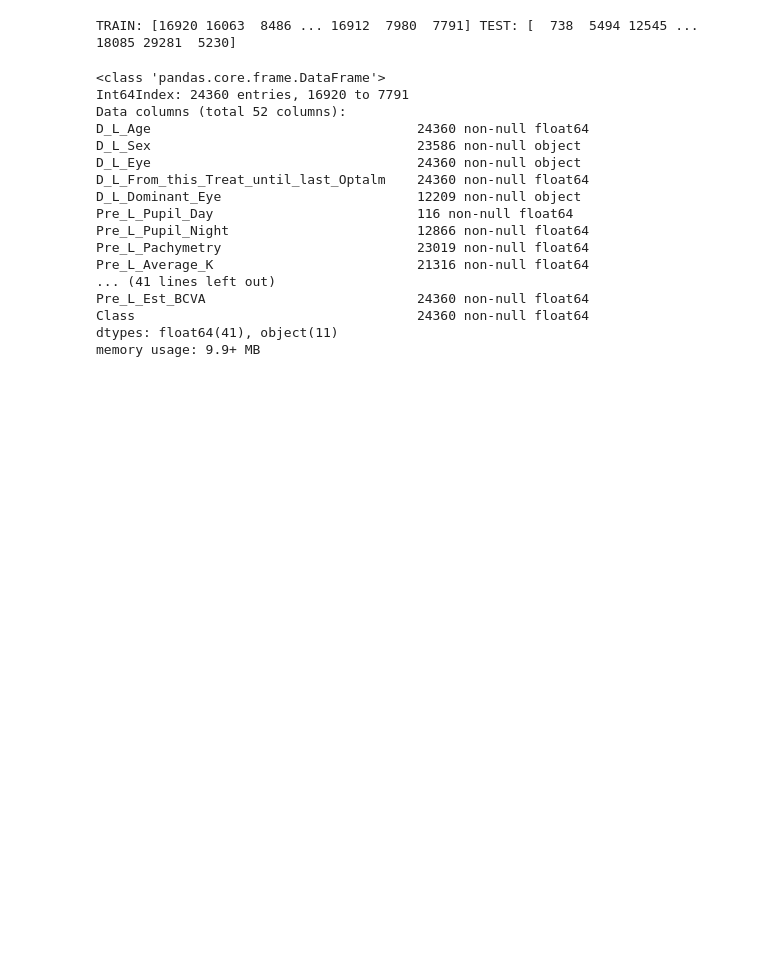
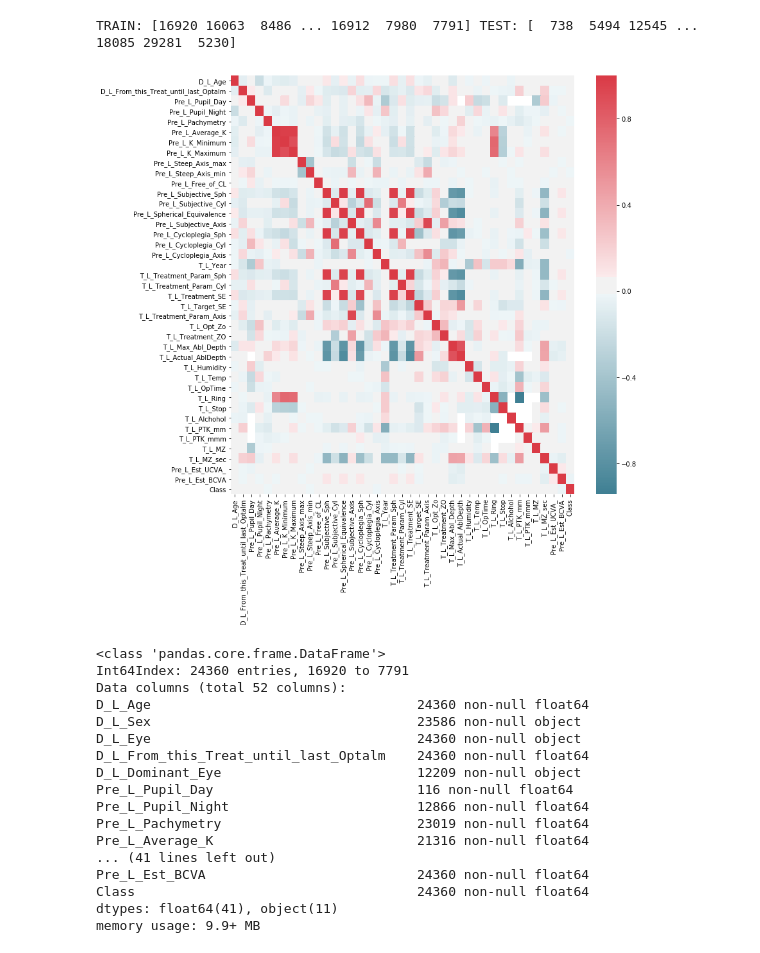
Before and after one commit to morkertis/Kaggle_eyeTest_BGU, a Jupyter notebook: Kaggle_eyeTest_BGU.ipynb, the cells around one changed output. Cells and saved outputs as stored; diff of their text form; code cells hidden in the pictures; blank space fills up the shorter version.

```diff
--- a/Kaggle_eyeTest_BGU.ipynb
+++ b/Kaggle_eyeTest_BGU.ipynb
@@ -91,6 +87,10 @@ def heatMap(df, mirror=True, filename=False,annot=False):
     if filename:
         plt.savefig(filename)
     plt.show()
+# %%
+heatMap(dftrain)
+# %% [output]
+[figure, added]
 # %%
 
 dftrain.info()
```
Also changed, not shown: parts of 3 cells of this notebook.
